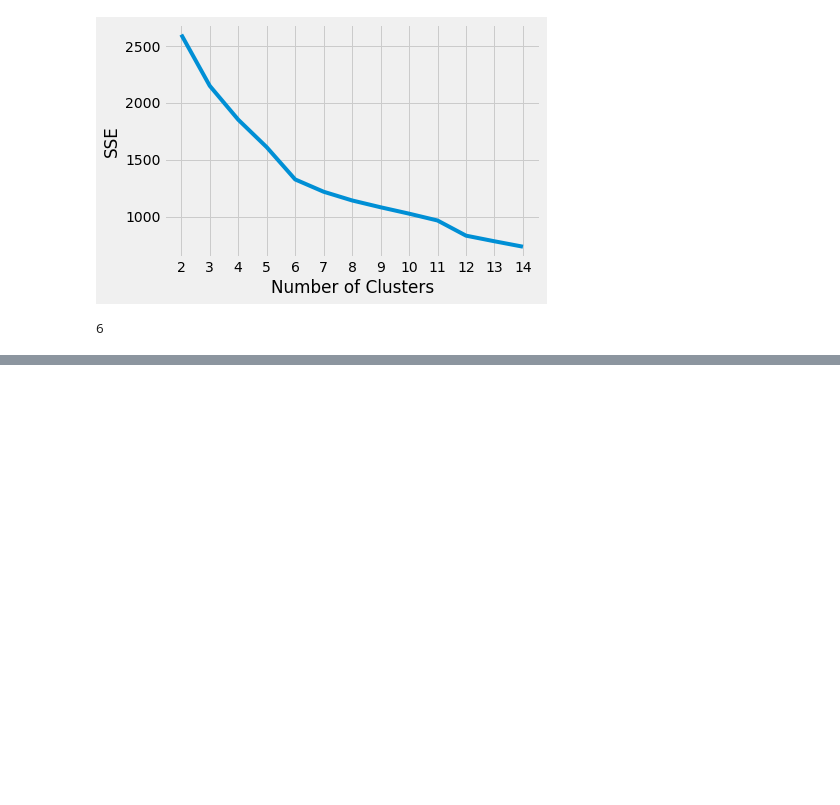
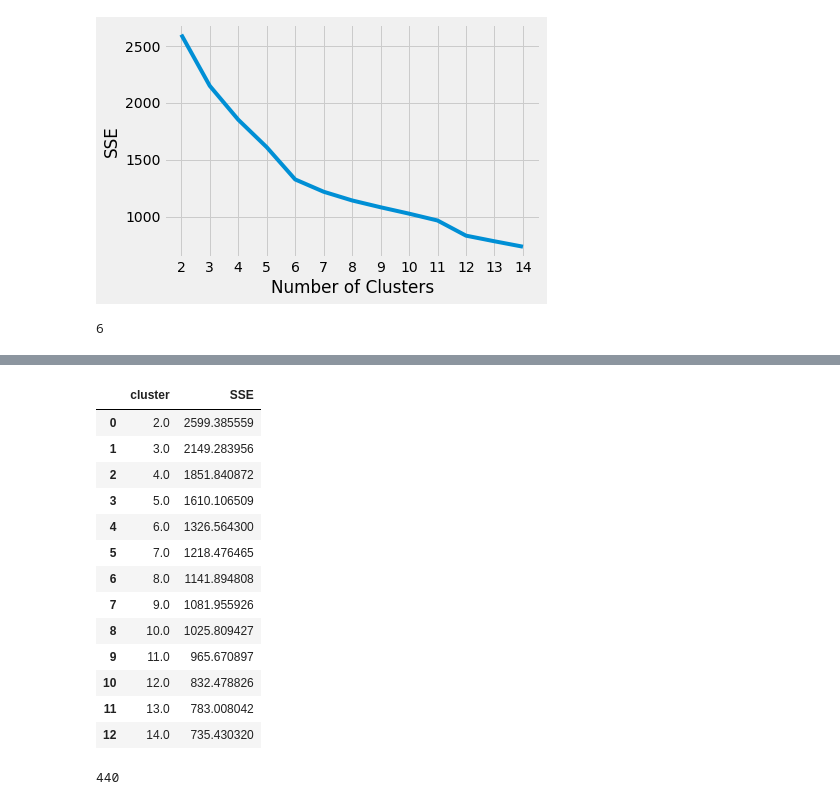
Before and after one commit to UKDataServiceOpen/ML_Workshop, a Jupyter notebook: K-Means.ipynb, the cells around one changed output, grey strips where cells are left out. Cells and saved outputs as stored; diff of their text form; code cells hidden in the pictures; blank space fills up the shorter version.

```diff
--- a/K-Means.ipynb
+++ b/K-Means.ipynb
@@ -410,7 +410,7 @@ pd.DataFrame(scaled_df).describe()
 kmeans = KMeans(
     init="random",
     n_clusters=3,
-    n_init = 20,
+    n_init = 10,
     max_iter=300,
     random_state=0
 )
@@ -490,0 +550,27 @@ kl.elbow
+# %%
+clusters = range(2,15)
+# %%
+import numpy as np
+
+sse_df = pd.DataFrame(np.column_stack((clusters, sse)), columns=['cluster', 'SSE'])
+# %%
+sse_df
+# %% [output]
+|  | cluster | SSE |
+| 0 | 2.0 | 2599.385559 |
+| 1 | 3.0 | 2149.283956 |
+| 2 | 4.0 | 1851.840872 |
+| 3 | 5.0 | 1610.106509 |
+| 4 | 6.0 | 1326.564300 |
+| 5 | 7.0 | 1218.476465 |
+| 6 | 8.0 | 1141.894808 |
+| 7 | 9.0 | 1081.955926 |
+| 8 | 10.0 | 1025.809427 |
+| 9 | 11.0 | 965.670897 |
+| 10 | 12.0 | 832.478826 |
+| 11 | 13.0 | 783.008042 |
+| 12 | 14.0 | 735.430320 |
+# %%
+len(df)
+# %% [output]
+440
```
Also changed, not shown: parts of 11 cells of this notebook.
